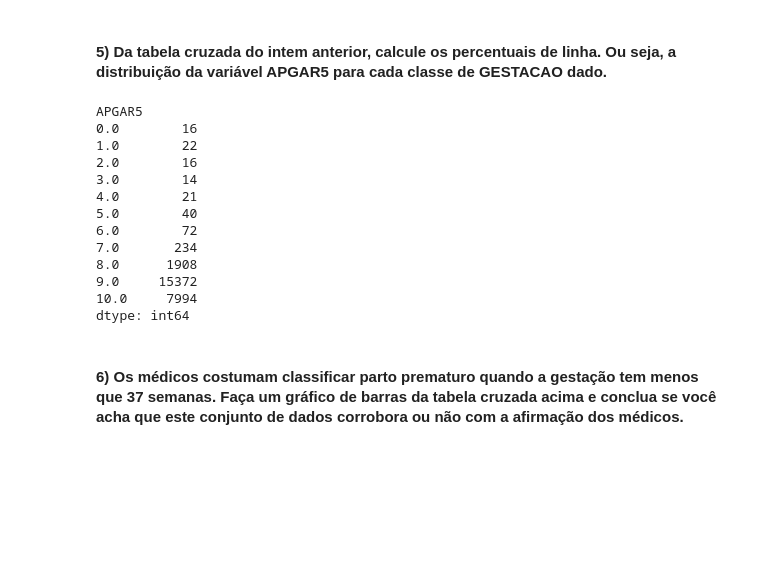
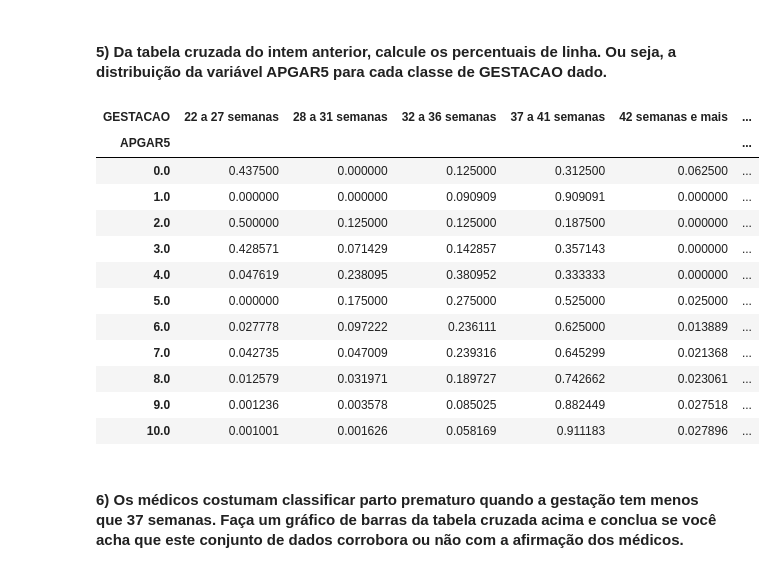
Before and after one commit to PedroHang/discritiva-datascience, a Jupyter notebook: mod06 Tarefa 3.ipynb, the cells around one changed output. Saved outputs shown, nothing was run; the diff lists cells and outputs as text; code cells hidden in the pictures; blank space fills up the shorter version.

```diff
--- a/mod06 Tarefa 3.ipynb
+++ b/mod06 Tarefa 3.ipynb
@@ -80,20 +80,21 @@ freq
 # %% [markdown]
 ####  5) Da tabela cruzada do intem anterior, calcule os percentuais de linha. Ou seja, a distribuição da variável APGAR5 para cada classe de GESTACAO dado.
 # %%
-freq_pctlin = freq.div(freq)
+freq_pctlin = freq.div(freq.sum(axis=1), axis=0)
+freq_pctlin
 # %% [output]
-APGAR5
-0.0        16
-1.0        22
-2.0        16
-3.0        14
-4.0        21
-5.0        40
-6.0        72
-7.0       234
-8.0      1908
-9.0     15372
-10.0     7994
-dtype: int64
+| GESTACAO | 22 a 27 semanas | 28 a 31 semanas | 32 a 36 semanas | 37 a 41 semanas | 42 semanas e mais | ... |
+| APGAR5 |  |  |  |  |  | ... |
+| 0.0 | 0.437500 | 0.000000 | 0.125000 | 0.312500 | 0.062500 | ... |
+| 1.0 | 0.000000 | 0.000000 | 0.090909 | 0.909091 | 0.000000 | ... |
+| 2.0 | 0.500000 | 0.125000 | 0.125000 | 0.187500 | 0.000000 | ... |
+| 3.0 | 0.428571 | 0.071429 | 0.142857 | 0.357143 | 0.000000 | ... |
+| 4.0 | 0.047619 | 0.238095 | 0.380952 | 0.333333 | 0.000000 | ... |
+| 5.0 | 0.000000 | 0.175000 | 0.275000 | 0.525000 | 0.025000 | ... |
+| 6.0 | 0.027778 | 0.097222 | 0.236111 | 0.625000 | 0.013889 | ... |
+| 7.0 | 0.042735 | 0.047009 | 0.239316 | 0.645299 | 0.021368 | ... |
+| 8.0 | 0.012579 | 0.031971 | 0.189727 | 0.742662 | 0.023061 | ... |
+| 9.0 | 0.001236 | 0.003578 | 0.085025 | 0.882449 | 0.027518 | ... |
+| 10.0 | 0.001001 | 0.001626 | 0.058169 | 0.911183 | 0.027896 | ... |
 # %% [markdown]
 ####  6) Os médicos costumam classificar parto prematuro quando a gestação tem menos que 37 semanas. Faça um gráfico de barras da tabela cruzada acima e conclua se você acha que este conjunto de dados corrobora ou não com a afirmação dos médicos.
```
Also changed, not shown: parts of 4 cells of this notebook.
